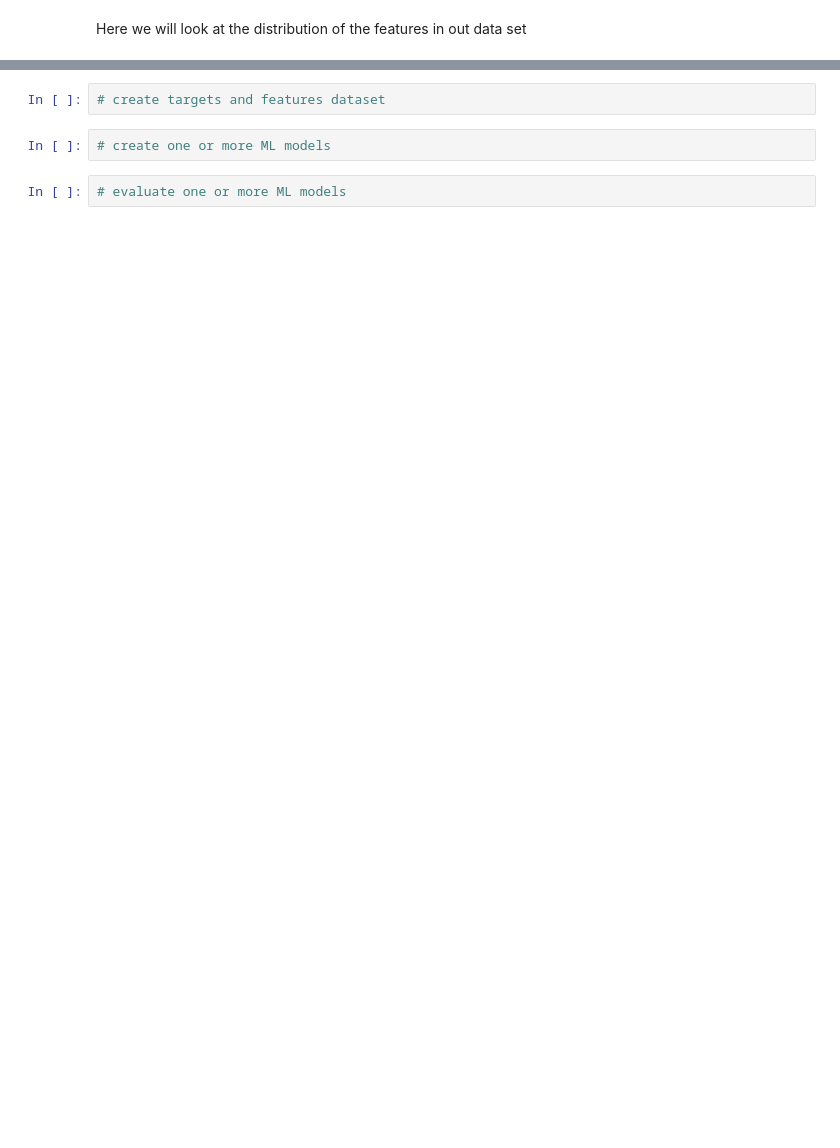
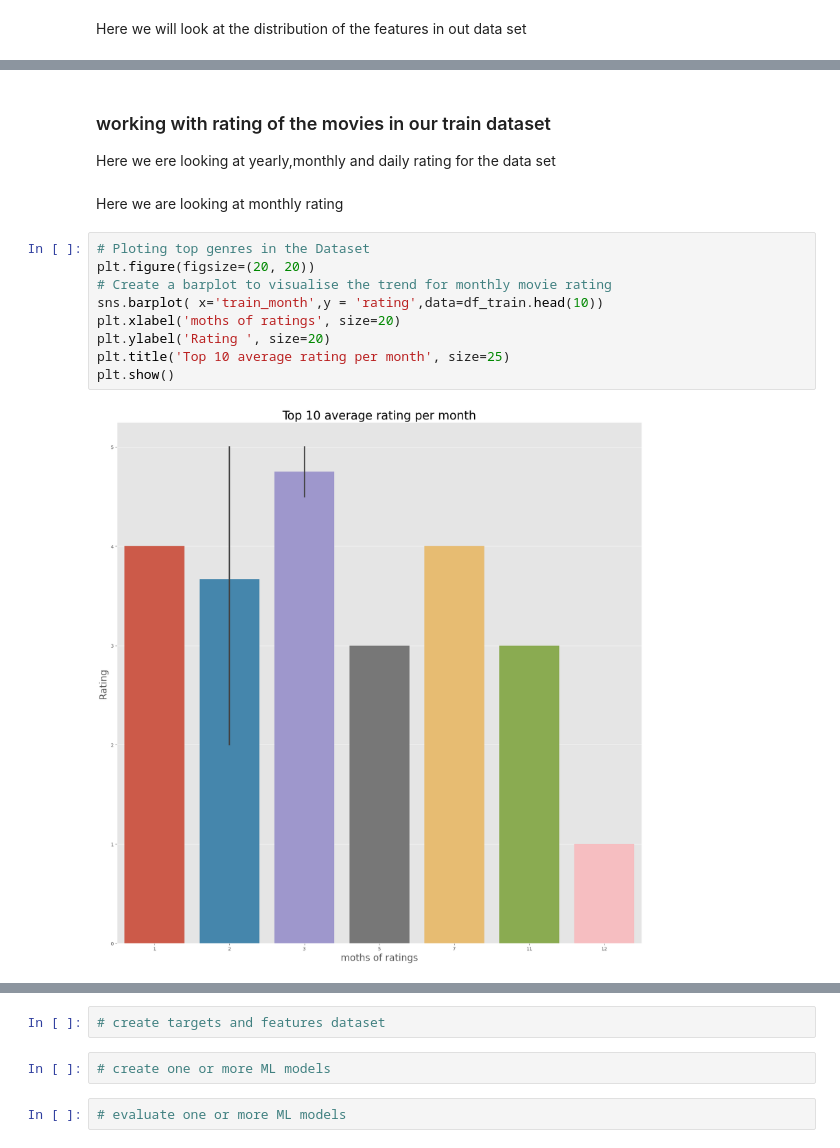
Before and after one commit to HlawuR/SmartRecommender, a Jupyter notebook: Unsupervised_skeleton_notebook.ipynb, the cells around one changed output, grey strips where cells are left out. Cells and saved outputs as stored; diff of their text form; blank space fills up the shorter version.

```diff
--- a/Unsupervised_skeleton_notebook.ipynb
+++ b/Unsupervised_skeleton_notebook.ipynb
@@ -1074,0 +700,17 @@ array([3, 3, 3, ..., 5, 5, 5])
+# %% [markdown]
+### working with rating of the movies in our train dataset
+
+Here we ere looking at yearly,monthly and daily rating for the data set
+# %% [markdown]
+Here we are looking at monthly rating
+# %%
+# Ploting top genres in the Dataset
+plt.figure(figsize=(20, 20))
+# Create a barplot to visualise the trend for monthly movie rating
+sns.barplot( x='train_month',y = 'rating',data=df_train.head(10))
+plt.xlabel('moths of ratings', size=20)
+plt.ylabel('Rating ', size=20)
+plt.title('Top 10 average rating per month', size=25)
+plt.show()
+# %% [output]
+[figure, added]
```
Also changed, not shown: parts of 176 cells of this notebook.
